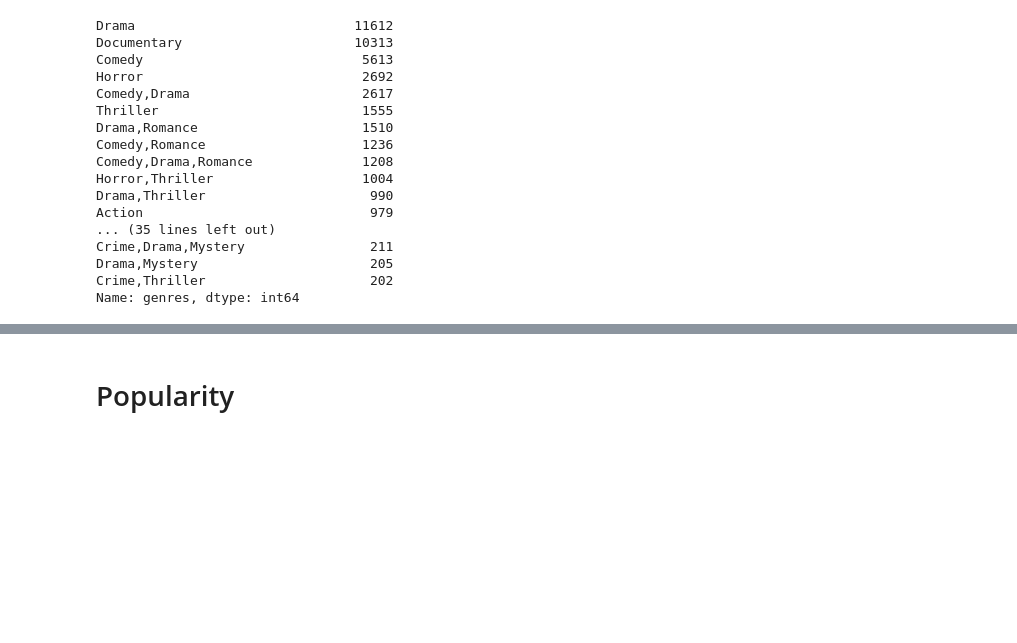
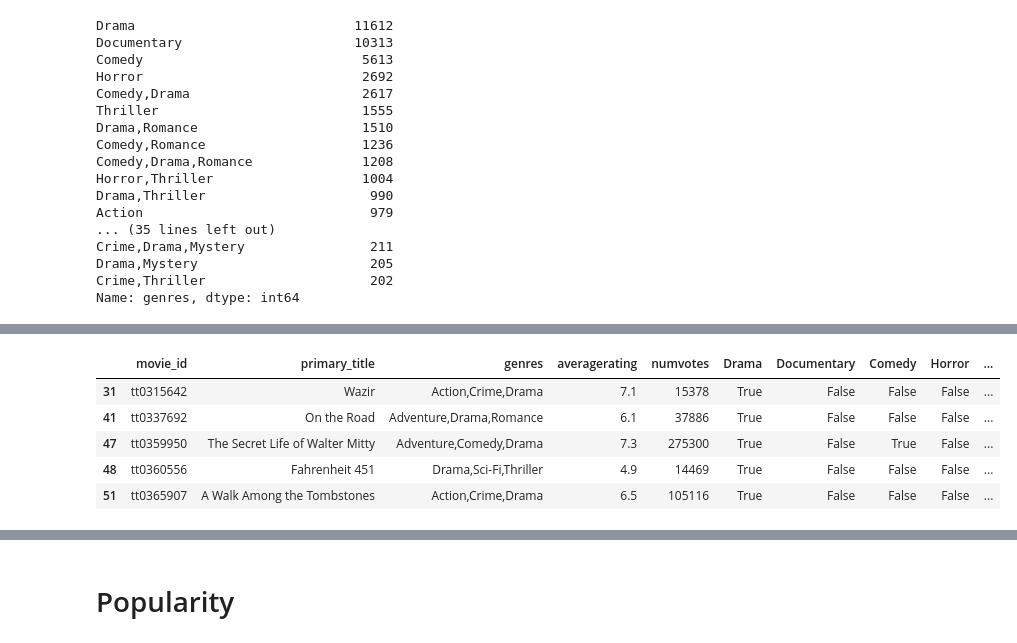
Before and after one commit to gcburgess/Xbox-to-Box-Office, a Jupyter notebook: TylersFolder/Important_Transformations_Graphs.ipynb, the cells around one changed output, grey strips where cells are left out. Drawn from its saved outputs; the diff is of its cells as text; code cells hidden in the pictures; blank space fills up the shorter version.

```diff
--- a/TylersFolder/Important_Transformations_Graphs.ipynb
+++ b/TylersFolder/Important_Transformations_Graphs.ipynb
@@ -254,2 +289,13 @@ Name: genres, dtype: int64
+# %%
+# These new columns will allow you to select specific genres
+Dramas = imdb_genres_refined[imdb_genres_refined['Drama']]
+Dramas.head()
+# %% [output]
+|  | movie_id | primary_title | genres | averagerating | numvotes | Drama | Documentary | Comedy | Horror | ... |
+| 31 | tt0315642 | Wazir | Action,Crime,Drama | 7.1 | 15378 | True | False | False | False | ... |
+| 41 | tt0337692 | On the Road | Adventure,Drama,Romance | 6.1 | 37886 | True | False | False | False | ... |
+| 47 | tt0359950 | The Secret Life of Walter Mitty | Adventure,Comedy,Drama | 7.3 | 275300 | True | False | True | False | ... |
+| 48 | tt0360556 | Fahrenheit 451 | Drama,Sci-Fi,Thriller | 4.9 | 14469 | True | False | False | False | ... |
+| 51 | tt0365907 | A Walk Among the Tombstones | Action,Crime,Drama | 6.5 | 105116 | True | False | False | False | ... |
 # %%
 # makes it easiest to work with when the data is as tabular as possible
```
Also changed, not shown: parts of 34 cells of this notebook.
